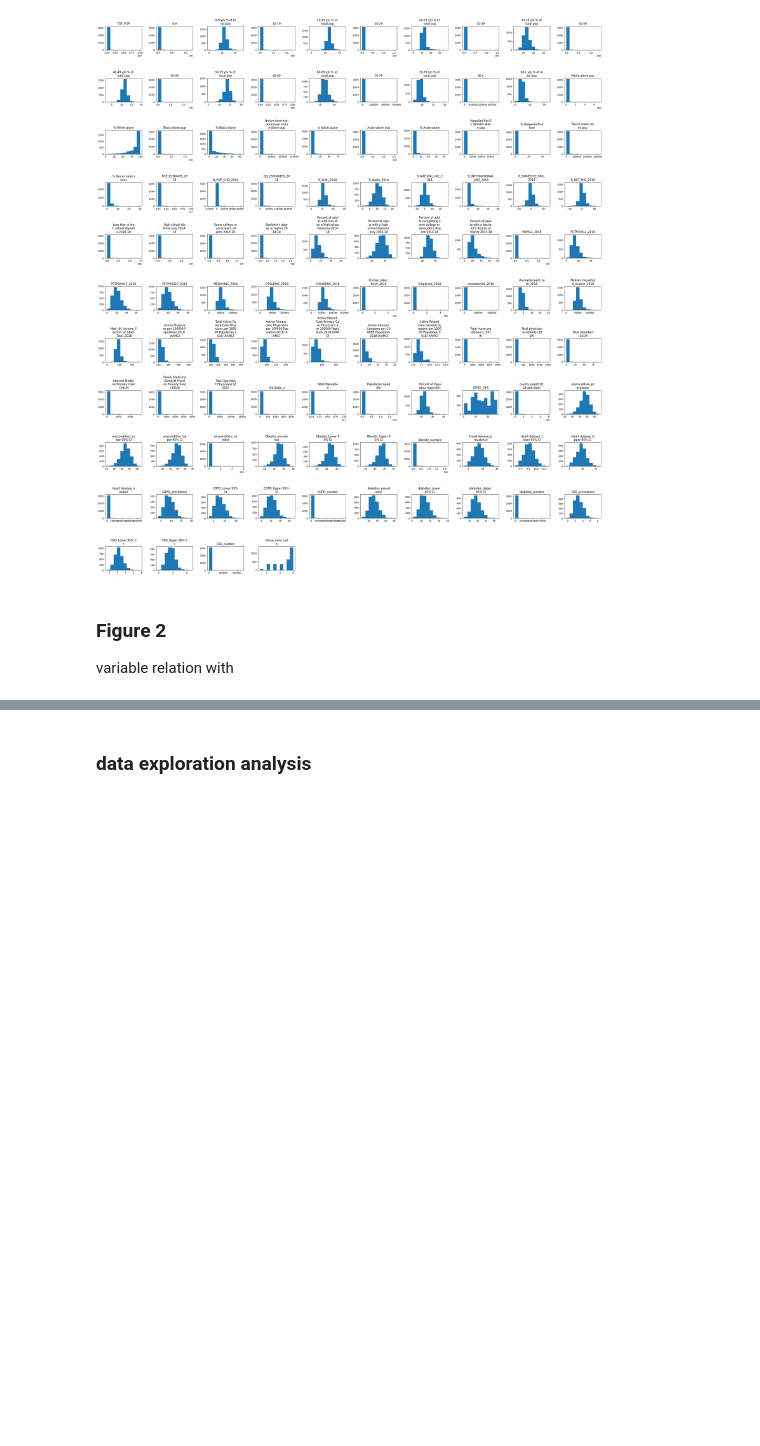
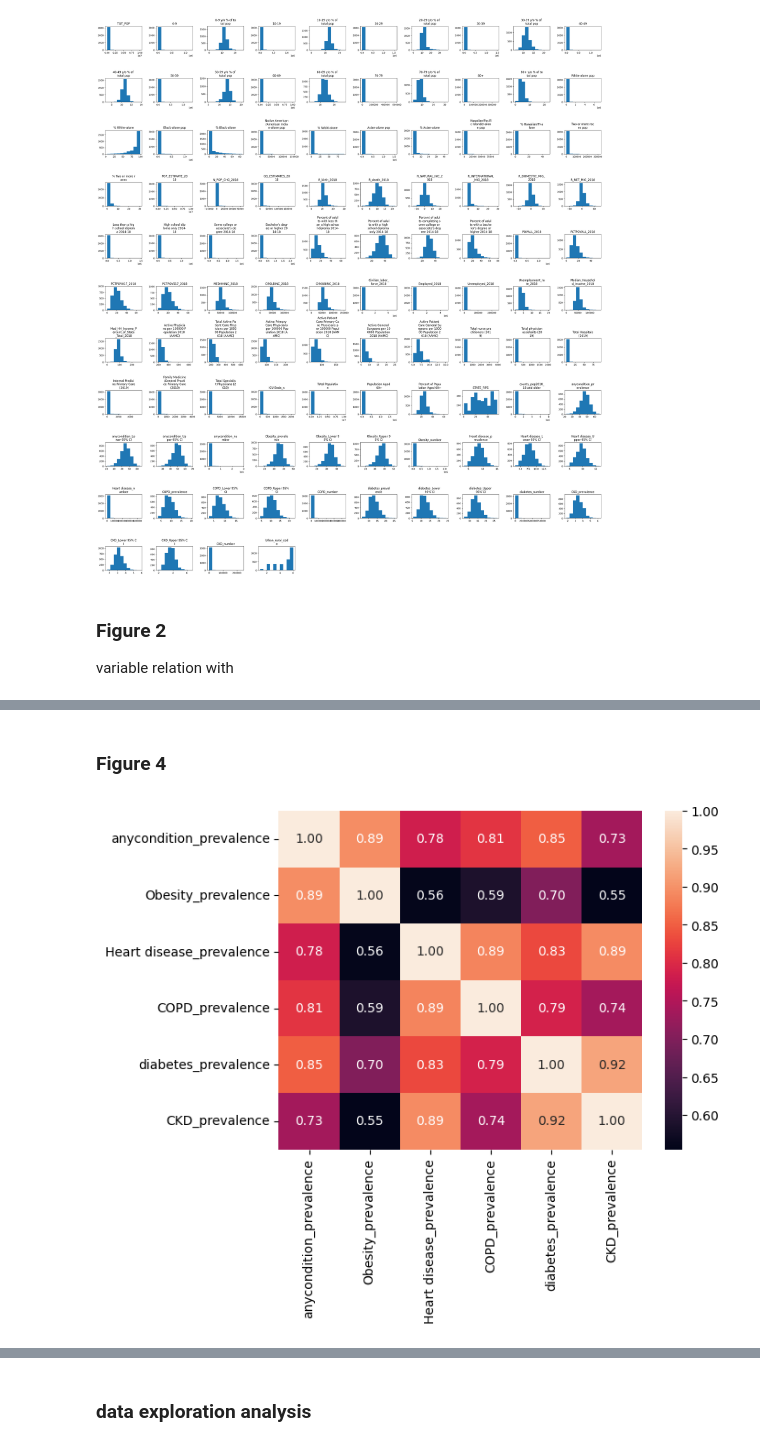
Before and after one commit to ShadekJaramillo/regularized-linear-regression-tutorial, a Jupyter notebook: src/explore.ipynb, the cells around one changed output, grey strips where cells are left out. Saved outputs shown, nothing was run; the diff lists cells and outputs as text; code cells hidden in the pictures; blank space fills up the shorter version.

```diff
--- a/src/explore.ipynb
+++ b/src/explore.ipynb
@@ -188,6 +188,9 @@ data has 0 null values
 clean_df = raw_df.copy()
 clean_df.drop(columns=['COUNTY_NAME', 'fips', 'CNTY_FIPS', 'STATE_NAME'], inplace=True)
 clean_df.rename(columns={'19-Oct':'10-19'}, inplace=True)
+
+categorical = ['STATE_FIPS', 'Urban_rural_code']
+numerical = [col for col in clean_df.columns if col not in categorical]
 # %% [markdown]
 ## univariate and multivariate analysis
 # %% [markdown]
@@ -244,0 +282,10 @@ plt.show()
+# %% [markdown]
+### Figure 4
+# %%
+prevalence_cols = [col for col in numerical if 'prevalence' in col]
+corr_df = clean_df[prevalence_cols].corr()
+sns.heatmap(corr_df, annot=True, fmt='.2f')
+
+plt.show()
+# %% [output]
+[figure, added]
```
Also changed, not shown: parts of 7 cells of this notebook.
